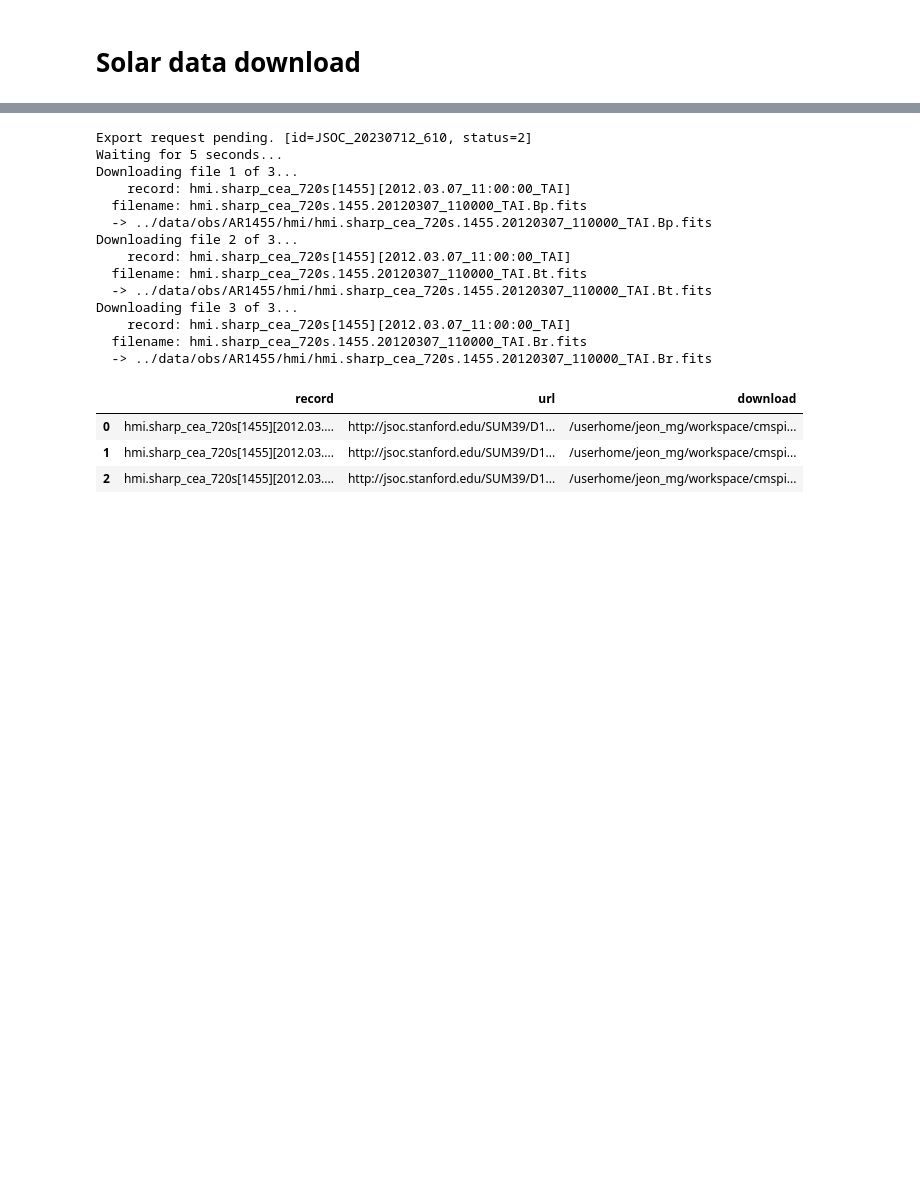
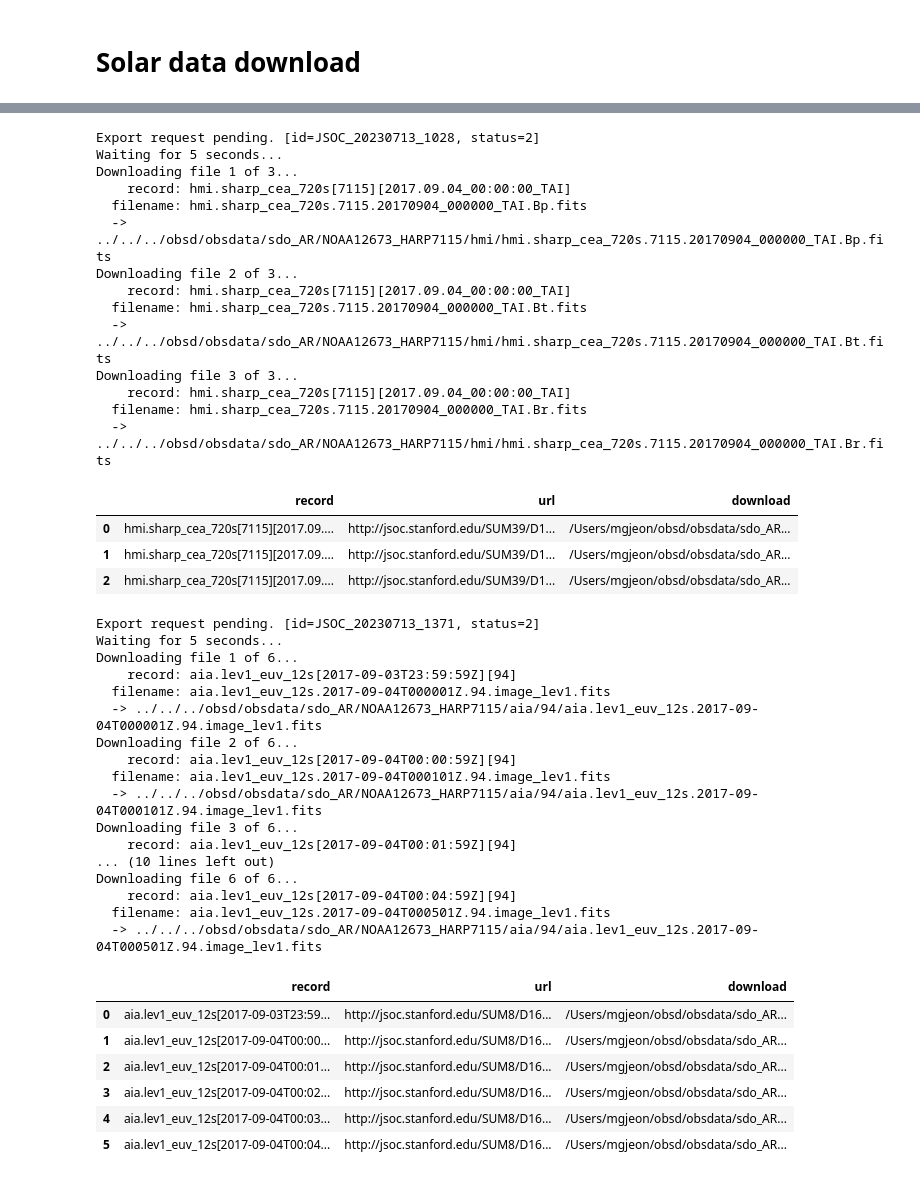
Before and after one commit to mgjeon/2023_zpinn, a Jupyter notebook: nbs/04_solar_data_download.ipynb, the cells around one changed output, grey strips where cells are left out. Saved outputs shown, nothing was run; the diff lists cells and outputs as text; code cells hidden in the pictures; blank space fills up the shorter version.

```diff
--- a/nbs/04_solar_data_download.ipynb
+++ b/nbs/04_solar_data_download.ipynb
@@ -97,21 +99,48 @@ dl.setup_download_dir(download_dir, 1455)
 # %%
-dl.download_hmi(1455, start_time, duration)
+dl.download_hmi()
 # %% [output]
-Export request pending. [id=JSOC_20230712_610, status=2]
+Export request pending. [id=JSOC_20230713_1028, status=2]
 Waiting for 5 seconds...
 Downloading file 1 of 3...
-    record: hmi.sharp_cea_720s[1455][2012.03.07_11:00:00_TAI]
-  filename: hmi.sharp_cea_720s.1455.20120307_110000_TAI.Bp.fits
-  -> ../data/obs/AR1455/hmi/hmi.sharp_cea_720s.1455.20120307_110000_TAI.Bp.fits
+    record: hmi.sharp_cea_720s[7115][2017.09.04_00:00:00_TAI]
+  filename: hmi.sharp_cea_720s.7115.20170904_000000_TAI.Bp.fits
+  -> ../../../obsd/obsdata/sdo_AR/NOAA12673_HARP7115/hmi/hmi.sharp_cea_720s.7115.20170904_000000_TAI.Bp.fits
 Downloading file 2 of 3...
-    record: hmi.sharp_cea_720s[1455][2012.03.07_11:00:00_TAI]
-  filename: hmi.sharp_cea_720s.1455.20120307_110000_TAI.Bt.fits
-  -> ../data/obs/AR1455/hmi/hmi.sharp_cea_720s.1455.20120307_110000_TAI.Bt.fits
+    record: hmi.sharp_cea_720s[7115][2017.09.04_00:00:00_TAI]
+  filename: hmi.sharp_cea_720s.7115.20170904_000000_TAI.Bt.fits
+  -> ../../../obsd/obsdata/sdo_AR/NOAA12673_HARP7115/hmi/hmi.sharp_cea_720s.7115.20170904_000000_TAI.Bt.fits
 Downloading file 3 of 3...
-    record: hmi.sharp_cea_720s[1455][2012.03.07_11:00:00_TAI]
-  filename: hmi.sharp_cea_720s.1455.20120307_110000_TAI.Br.fits
-  -> ../data/obs/AR1455/hmi/hmi.sharp_cea_720s.1455.20120307_110000_TAI.Br.fits
+    record: hmi.sharp_cea_720s[7115][2017.09.04_00:00:00_TAI]
+  filename: hmi.sharp_cea_720s.7115.20170904_000000_TAI.Br.fits
+  -> ../../../obsd/obsdata/sdo_AR/NOAA12673_HARP7115/hmi/hmi.sharp_cea_720s.7115.20170904_000000_TAI.Br.fits
 |  | record | url | download |
-| 0 | hmi.sharp_cea_720s[1455][2012.03.... | http://jsoc.stanford.edu/SUM39/D1... | /userhome/jeon_mg/workspace/cmspi... |
-| 1 | hmi.sharp_cea_720s[1455][2012.03.... | http://jsoc.stanford.edu/SUM39/D1... | /userhome/jeon_mg/workspace/cmspi... |
-| 2 | hmi.sharp_cea_720s[1455][2012.03.... | http://jsoc.stanford.edu/SUM39/D1... | /userhome/jeon_mg/workspace/cmspi... |
+| 0 | hmi.sharp_cea_720s[7115][2017.09.... | http://jsoc.stanford.edu/SUM39/D1... | /Users/mgjeon/obsd/obsdata/sdo_AR... |
+| 1 | hmi.sharp_cea_720s[7115][2017.09.... | http://jsoc.stanford.edu/SUM39/D1... | /Users/mgjeon/obsd/obsdata/sdo_AR... |
+| 2 | hmi.sharp_cea_720s[7115][2017.09.... | http://jsoc.stanford.edu/SUM39/D1... | /Users/mgjeon/obsd/obsdata/sdo_AR... |
+# %%
+dl.download_aia(wavelength='94')
+# %% [output]
+Export request pending. [id=JSOC_20230713_1371, status=2]
+Waiting for 5 seconds...
+Downloading file 1 of 6...
+    record: aia.lev1_euv_12s[2017-09-03T23:59:59Z][94]
+  filename: aia.lev1_euv_12s.2017-09-04T000001Z.94.image_lev1.fits
+  -> ../../../obsd/obsdata/sdo_AR/NOAA12673_HARP7115/aia/94/aia.lev1_euv_12s.2017-09-04T000001Z.94.image_lev1.fits
+Downloading file 2 of 6...
+    record: aia.lev1_euv_12s[2017-09-04T00:00:59Z][94]
+  filename: aia.lev1_euv_12s.2017-09-04T000101Z.94.image_lev1.fits
+  -> ../../../obsd/obsdata/sdo_AR/NOAA12673_HARP7115/aia/94/aia.lev1_euv_12s.2017-09-04T000101Z.94.image_lev1.fits
+Downloading file 3 of 6...
+    record: aia.lev1_euv_12s[2017-09-04T00:01:59Z][94]
+... (10 lines left out)
+Downloading file 6 of 6...
+    record: aia.lev1_euv_12s[2017-09-04T00:04:59Z][94]
+  filename: aia.lev1_euv_12s.2017-09-04T000501Z.94.image_lev1.fits
+  -> ../../../obsd/obsdata/sdo_AR/NOAA12673_HARP7115/aia/94/aia.lev1_euv_12s.2017-09-04T000501Z.94.image_lev1.fits
+|  | record | url | download |
+| 0 | aia.lev1_euv_12s[2017-09-03T23:59... | http://jsoc.stanford.edu/SUM8/D16... | /Users/mgjeon/obsd/obsdata/sdo_AR... |
+| 1 | aia.lev1_euv_12s[2017-09-04T00:00... | http://jsoc.stanford.edu/SUM8/D16... | /Users/mgjeon/obsd/obsdata/sdo_AR... |
+| 2 | aia.lev1_euv_12s[2017-09-04T00:01... | http://jsoc.stanford.edu/SUM8/D16... | /Users/mgjeon/obsd/obsdata/sdo_AR... |
+| 3 | aia.lev1_euv_12s[2017-09-04T00:02... | http://jsoc.stanford.edu/SUM8/D16... | /Users/mgjeon/obsd/obsdata/sdo_AR... |
+| 4 | aia.lev1_euv_12s[2017-09-04T00:03... | http://jsoc.stanford.edu/SUM8/D16... | /Users/mgjeon/obsd/obsdata/sdo_AR... |
+| 5 | aia.lev1_euv_12s[2017-09-04T00:04... | http://jsoc.stanford.edu/SUM8/D16... | /Users/mgjeon/obsd/obsdata/sdo_AR... |
```
Also changed, not shown: parts of 26 cells of this notebook.
